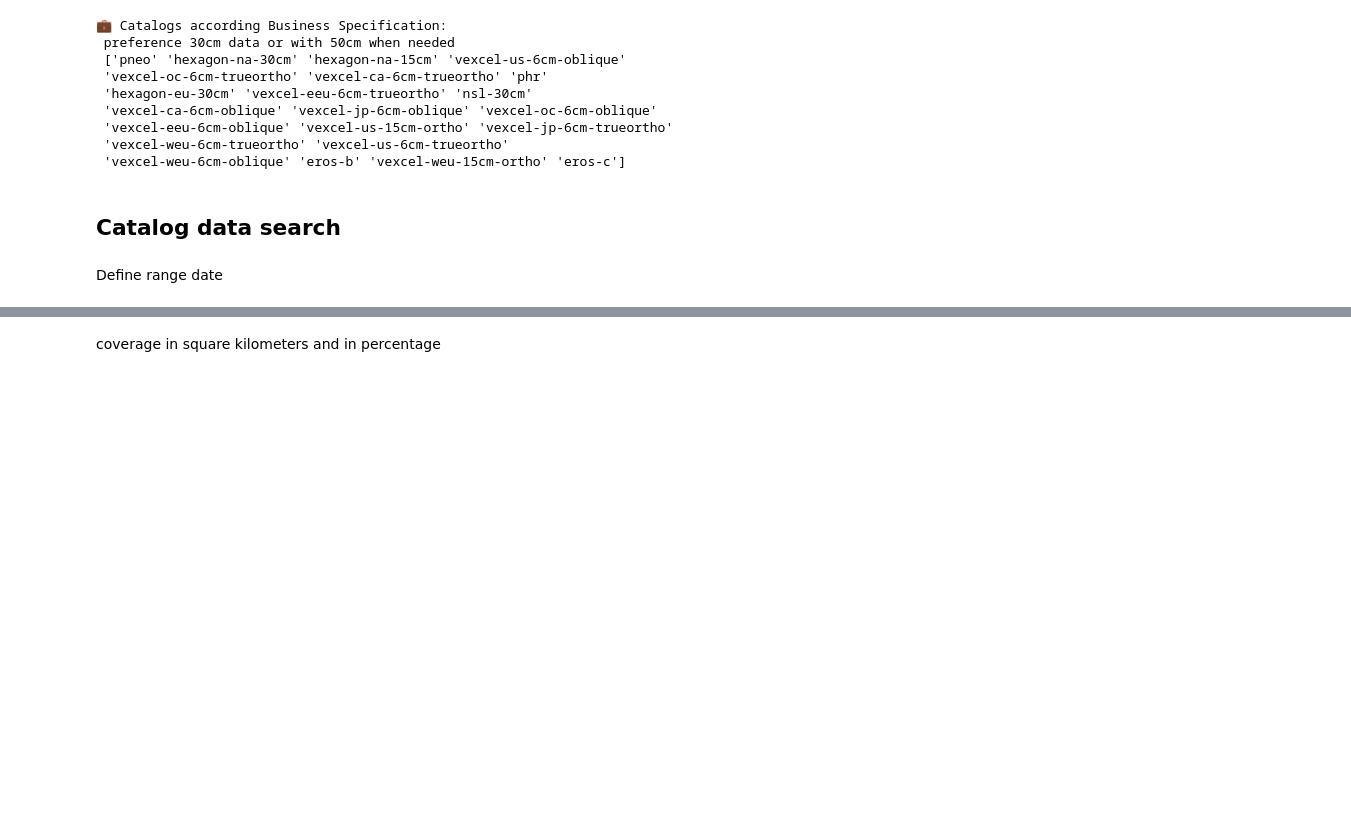
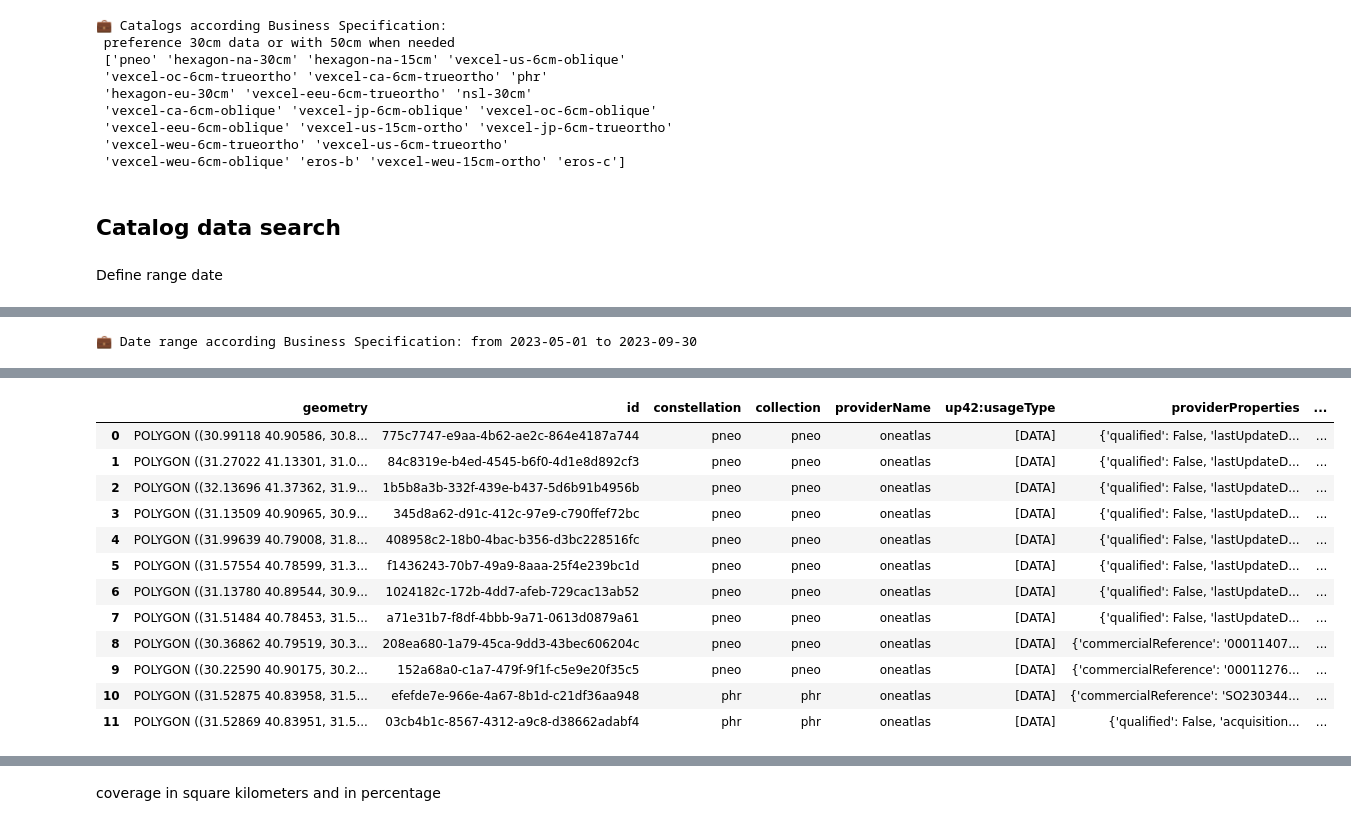
Before and after one commit to urbanis/up-42-challenge, a Jupyter notebook: up-42-challenge.ipynb, the cells around one changed output, grey strips where cells are left out. Drawn from its saved outputs; the diff is of its cells as text; code cells hidden in the pictures; blank space fills up the shorter version.

```diff
--- a/up-42-challenge.ipynb
+++ b/up-42-challenge.ipynb
@@ -200,6 +211,7 @@ Filter catalogs
 # %%
 filtered_collections_df = collection_df[(collection_df['min_resolution_cm'] <= 50.0) & # less than 50 cm of min resolution
                             (collection_df['productType'] != 'ELEVATION') & # not elevation type
+                            (collection_df['type'] == 'ARCHIVE') & # archive data
                             (~collection_df['restricted'])] # be unrestricted
 
 # Check remaining number of catalogs
@@ -279,22 +240,0 @@ catalog name: vexcel-ca-6cm-trueortho
-# %%
-results_list = []
-
-for i in catalog_names_array:
-    search_parameters = catalog.construct_search_parameters(
-        collections=[i], #name
-        geometry = aoi,
-        start_date=start_date_search,
-        end_date=end_date_search,
-        max_cloudcover=20,
-        limit=10,
-    )
-    search_results_json = catalog.search((search_parameters), as_dataframe=False)
-    log_messages = str(search_results_json).split('\n')
-    for msg in log_messages:
-        if "results returned." in msg:
-            results_count = msg.split()[0]
-            results_list.append({'Collection': i, 'Results': results_count})
-
-# Create a DataFrame from the list
-results_df = pd.DataFrame(results_list)
-print(results_df)
@@ -519,0 +241,30 @@ asset.get_stac_asset_url(stac_asset=stac_items[0].assets.get("b02.tiff"))
+# %%
+start_date_search="2023-05-01"
+end_date_search="2023-09-30"
+max_cloudcover=20
+limit=10
+print(f"💼 Date range according Business Specification: from {start_date_search} to {end_date_search}")
+# %% [output]
+💼 Date range according Business Specification: from 2023-05-01 to 2023-09-30
+# %%
+# Initialize an empty list to store search results
+all_results = []
+
+for i in catalog_names_array:
+    search_parameters = catalog.construct_search_parameters(
+        collections=[i],
+        geometry=aoi,
+        start_date=start_date_search,
+        end_date=end_date_search,
+        max_cloudcover=max_cloudcover,
+        limit=limit,
+    )
+    search_results_df = catalog.search(search_parameters, as_dataframe=True)
+
+    # Add the search results to the list
+    all_results.append(search_results_df)
+
+# Concatenate all DataFrames in the list into a single DataFrame
+combined_results_df = pd.concat(all_results, ignore_index=True)
+combined_results_df
+# %% [output]
@@ -519,0 +288,13 @@ asset.get_stac_asset_url(stac_asset=stac_items[0].assets.get("b02.tiff"))
+|  | geometry | id | constellation | collection | providerName | up42:usageType | providerProperties | ... |
+| 0 | POLYGON ((30.99118 40.90586, 30.8... | 775c7747-e9aa-4b62-ae2c-864e4187a744 | pneo | pneo | oneatlas | [DATA] | {'qualified': False, 'lastUpdateD... | ... |
+| 1 | POLYGON ((31.27022 41.13301, 31.0... | 84c8319e-b4ed-4545-b6f0-4d1e8d892cf3 | pneo | pneo | oneatlas | [DATA] | {'qualified': False, 'lastUpdateD... | ... |
+| 2 | POLYGON ((32.13696 41.37362, 31.9... | 1b5b8a3b-332f-439e-b437-5d6b91b4956b | pneo | pneo | oneatlas | [DATA] | {'qualified': False, 'lastUpdateD... | ... |
+| 3 | POLYGON ((31.13509 40.90965, 30.9... | 345d8a62-d91c-412c-97e9-c790ffef72bc | pneo | pneo | oneatlas | [DATA] | {'qualified': False, 'lastUpdateD... | ... |
+| 4 | POLYGON ((31.99639 40.79008, 31.8... | 408958c2-18b0-4bac-b356-d3bc228516fc | pneo | pneo | oneatlas | [DATA] | {'qualified': False, 'lastUpdateD... | ... |
+| 5 | POLYGON ((31.57554 40.78599, 31.3... | f1436243-70b7-49a9-8aaa-25f4e239bc1d | pneo | pneo | oneatlas | [DATA] | {'qualified': False, 'lastUpdateD... | ... |
+| 6 | POLYGON ((31.13780 40.89544, 30.9... | 1024182c-172b-4dd7-afeb-729cac13ab52 | pneo | pneo | oneatlas | [DATA] | {'qualified': False, 'lastUpdateD... | ... |
+| 7 | POLYGON ((31.51484 40.78453, 31.5... | a71e31b7-f8df-4bbb-9a71-0613d0879a61 | pneo | pneo | oneatlas | [DATA] | {'qualified': False, 'lastUpdateD... | ... |
+| 8 | POLYGON ((30.36862 40.79519, 30.3... | 208ea680-1a79-45ca-9dd3-43bec606204c | pneo | pneo | oneatlas | [DATA] | {'commercialReference': '00011407... | ... |
+| 9 | POLYGON ((30.22590 40.90175, 30.2... | 152a68a0-c1a7-479f-9f1f-c5e9e20f35c5 | pneo | pneo | oneatlas | [DATA] | {'commercialReference': '00011276... | ... |
+| 10 | POLYGON ((31.52875 40.83958, 31.5... | efefde7e-966e-4a67-8b1d-c21df36aa948 | phr | phr | oneatlas | [DATA] | {'commercialReference': 'SO230344... | ... |
+| 11 | POLYGON ((31.52869 40.83951, 31.5... | 03cb4b1c-8567-4312-a9c8-d38662adabf4 | phr | phr | oneatlas | [DATA] | {'qualified': False, 'acquisition... | ... |
```
Also changed, not shown: parts of 43 cells of this notebook, 1 other file.
